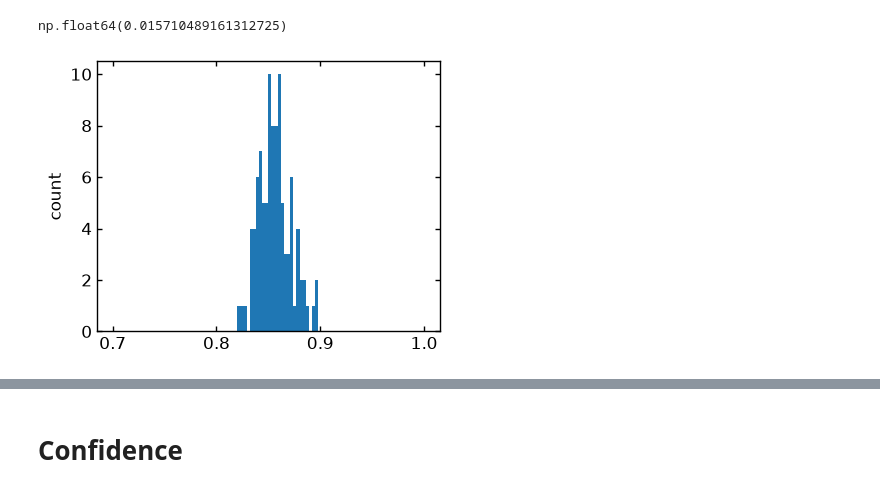
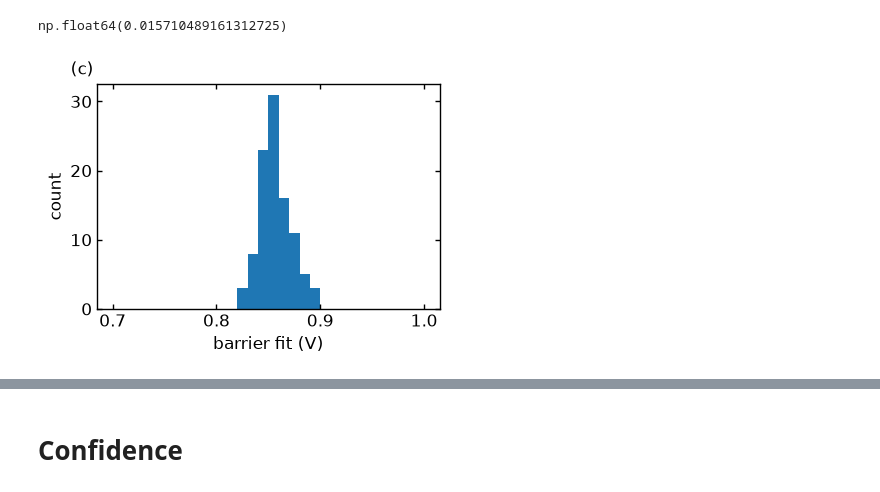
Before and after one commit to sandialabs/PRISMA, a Jupyter notebook: figures/BiasSpectr_nanonis_10.ipynb, the cells around one changed output, grey strips where cells are left out. Cells and saved outputs as stored; diff of their text form; code cells hidden in the pictures.

```diff
--- a/figures/BiasSpectr_nanonis_10.ipynb
+++ b/figures/BiasSpectr_nanonis_10.ipynb
@@ -75,6 +75,10 @@ np.std(barrier_fit)
 # %% [output]
 np.float64(0.015710489161312725)
 # %%
-plot_hist_series(barrier_fit, bins=100, range=(.7, 1.))
+plot_hist_series(barrier_fit, bins=30, range=(.7, 1.),
+                 xlabel="barrier fit (V)",
+                #  title="Barrier Fit",
+                 id="(c)",
+                 f_save=join(figure_dir, "BiasSpectr_nanonis_10_barrier.pdf"))
 # %% [output]
-[figure, old version]
+[figure, new version]
```
Also changed, not shown: parts of 6 cells of this notebook, 3 other files.
